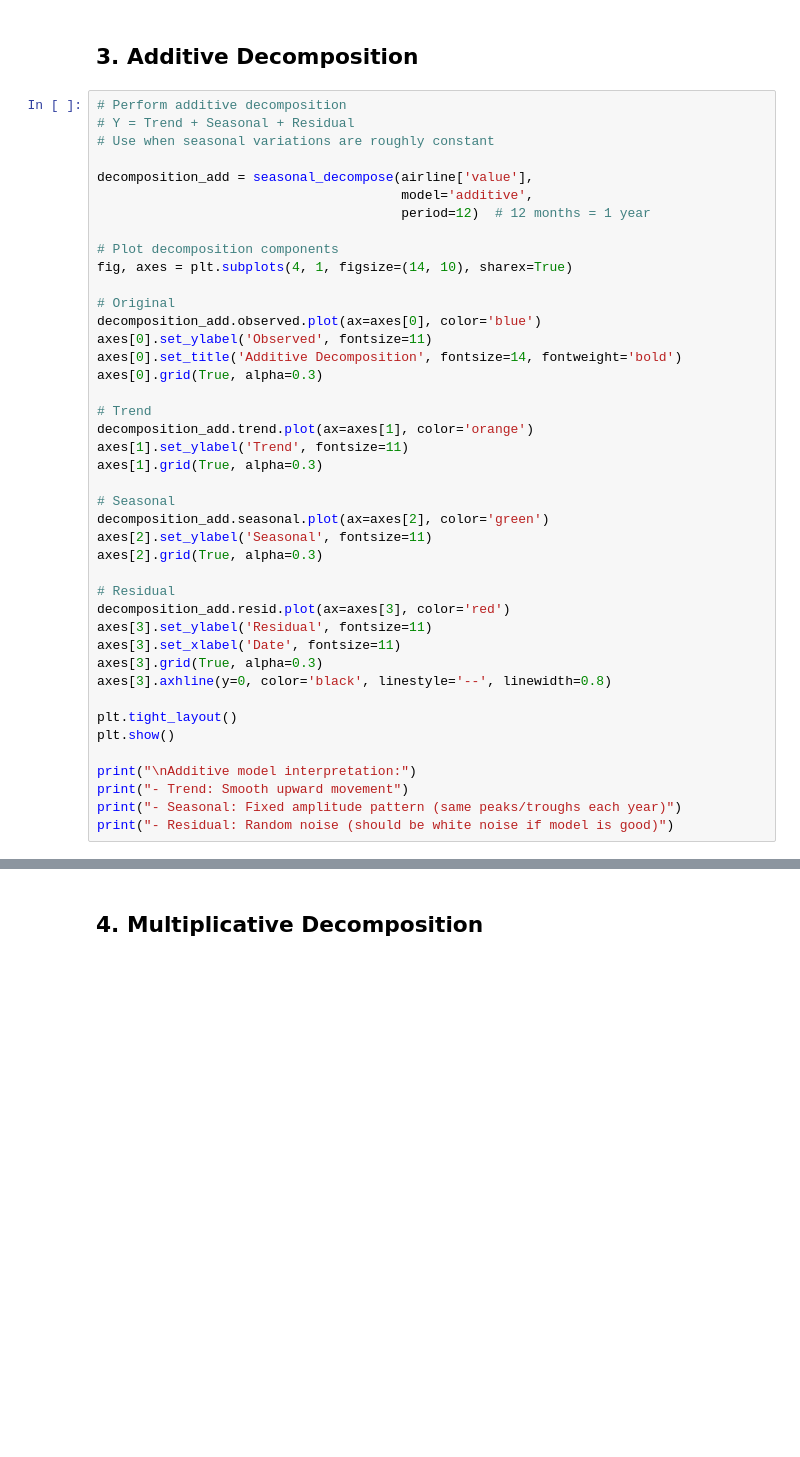
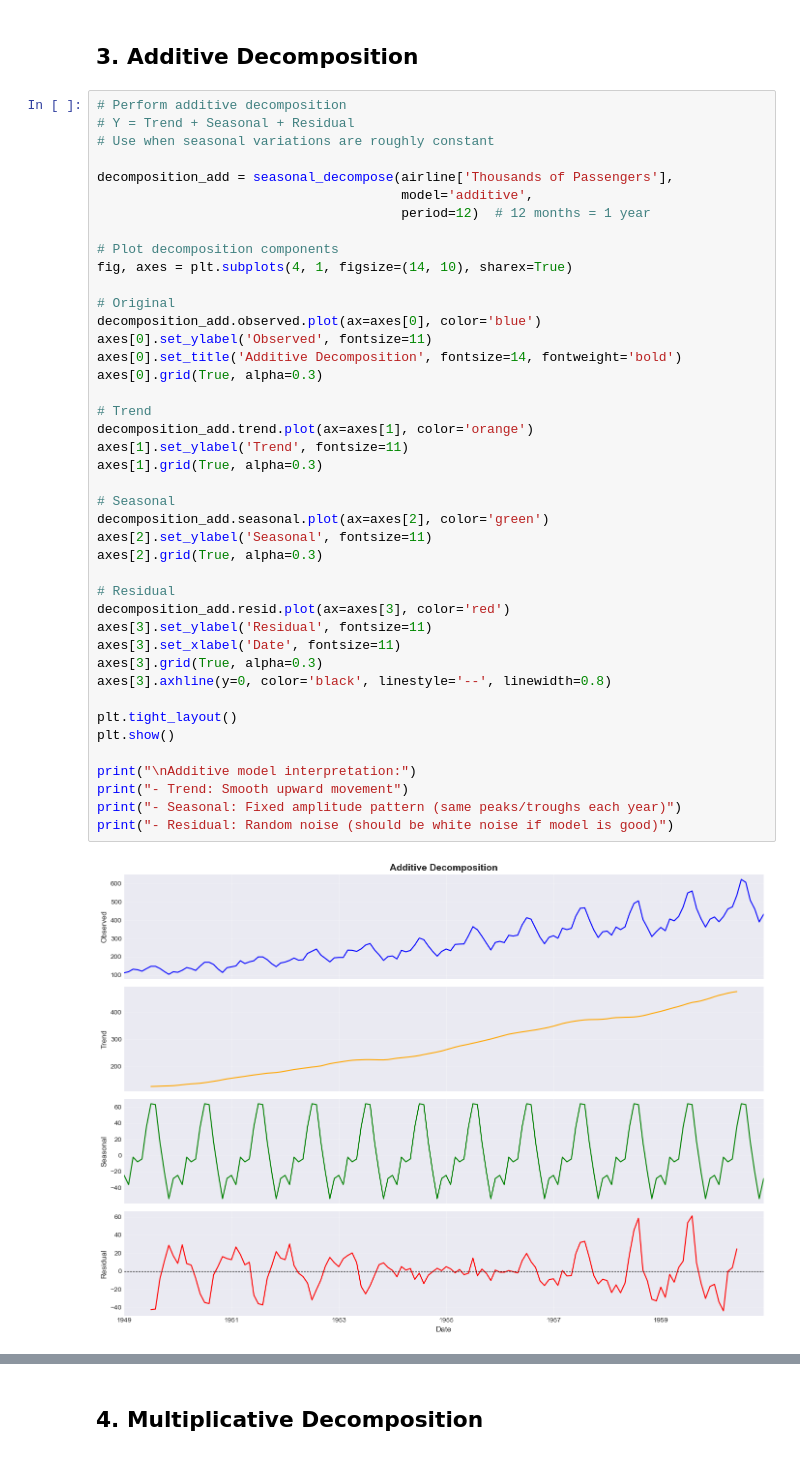
Before and after one commit to thomasnassar/quantitative-finance-notebooks, a Jupyter notebook: time-series-analysis/2-ETS.ipynb, the cells around one changed output, grey strips where cells are left out. Cells and saved outputs as stored; diff of their text form; blank space fills up the shorter version.

```diff
--- a/time-series-analysis/2-ETS.ipynb
+++ b/time-series-analysis/2-ETS.ipynb
@@ -80,7 +106,7 @@ print("✓ Increasing variance over time → Multiplicative model likely better"
 # Y = Trend + Seasonal + Residual
 # Use when seasonal variations are roughly constant
 
-decomposition_add = seasonal_decompose(airline['value'],
+decomposition_add = seasonal_decompose(airline['Thousands of Passengers'],
                                        model='additive',
                                        period=12)  # 12 months = 1 year
 
@@ -90,30 +116,32 @@ fig, axes = plt.subplots(4, 1, figsize=(14, 10), sharex=True)
 # Original
 decomposition_add.observed.plot(ax=axes[0], color='blue')
 axes[0].set_ylabel('Observed', fontsize=11)
 axes[0].set_title('Additive Decomposition', fontsize=14, fontweight='bold')
 axes[0].grid(True, alpha=0.3)
 
 # Trend
 decomposition_add.trend.plot(ax=axes[1], color='orange')
 axes[1].set_ylabel('Trend', fontsize=11)
 axes[1].grid(True, alpha=0.3)
 
 # Seasonal
 decomposition_add.seasonal.plot(ax=axes[2], color='green')
 axes[2].set_ylabel('Seasonal', fontsize=11)
 axes[2].grid(True, alpha=0.3)
 
 # Residual
 decomposition_add.resid.plot(ax=axes[3], color='red')
 axes[3].set_ylabel('Residual', fontsize=11)
 axes[3].set_xlabel('Date', fontsize=11)
 axes[3].grid(True, alpha=0.3)
 axes[3].axhline(y=0, color='black', linestyle='--', linewidth=0.8)
 
 plt.tight_layout()
 plt.show()
 
 print("\nAdditive model interpretation:")
 print("- Trend: Smooth upward movement")
 print("- Seasonal: Fixed amplitude pattern (same peaks/troughs each year)")
 print("- Residual: Random noise (should be white noise if model is good)")
+# %% [output]
+[figure, added]
```
Also changed, not shown: parts of 11 cells of this notebook, 2 other files.
